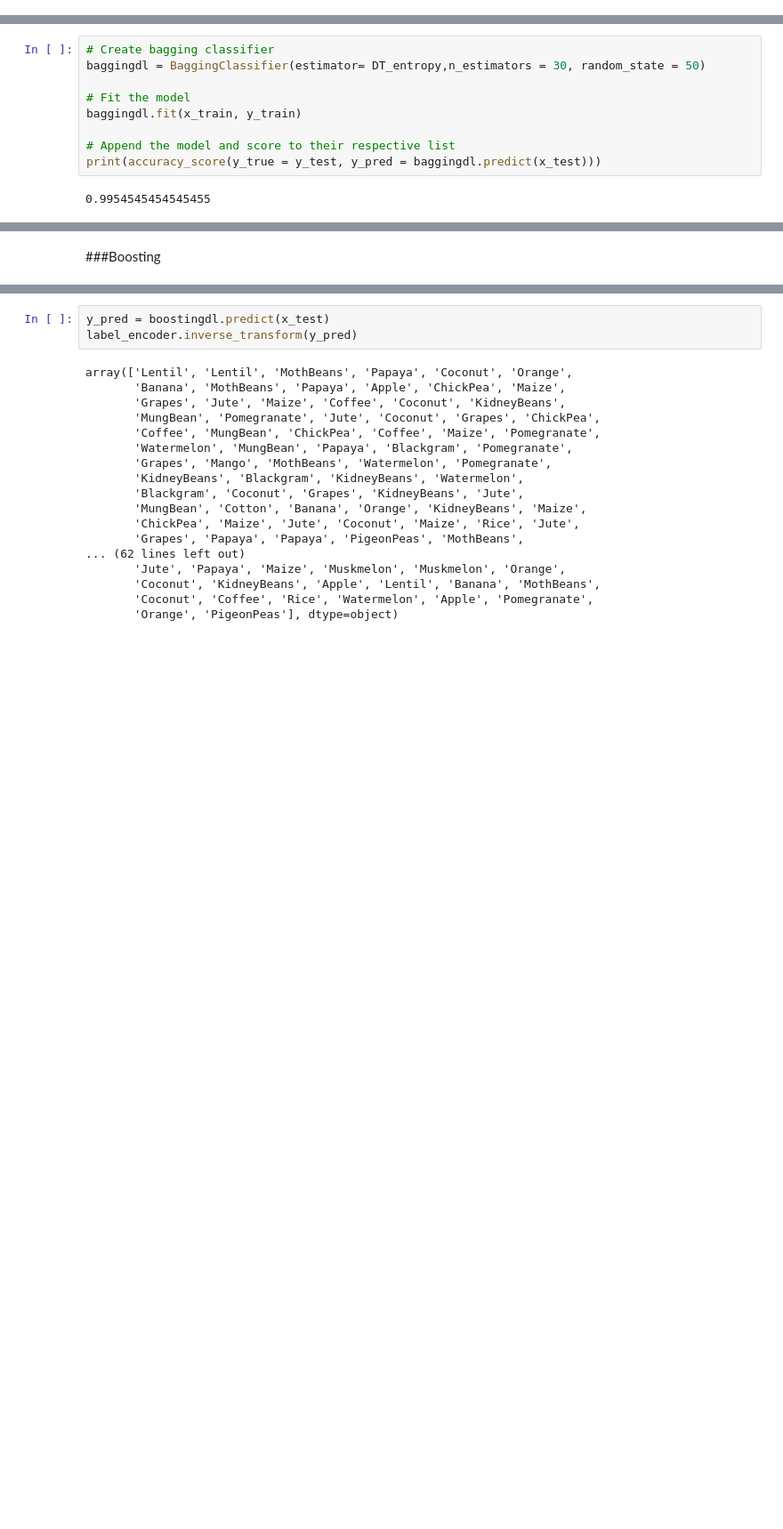
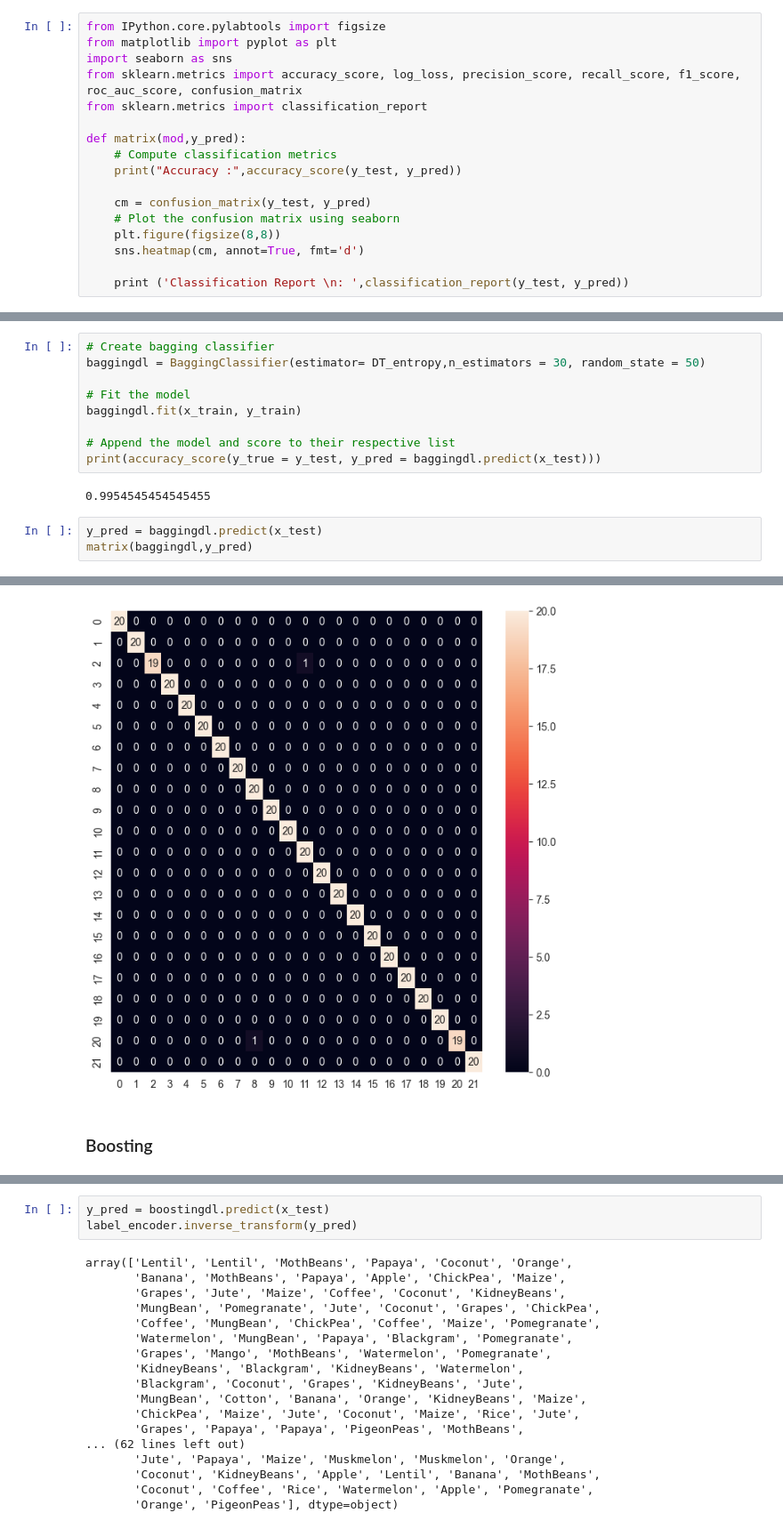
Before and after one commit to Cyriloo7/Crop-Prediction-using-computer-vision-and-machine-learning-techniques, a Jupyter notebook: ml_code/tarp.ipynb, the cells around one changed output, grey strips where cells are left out. Shown: that part at 89% size. Cells and saved outputs as stored; diff of their text form; blank space fills up the shorter version.

Commit message:
Crop Prediction Using Computer Vision and machine learning

```diff
--- a/ml_code/tarp.ipynb
+++ b/ml_code/tarp.ipynb
@@ -79 +81,18 @@ x_train, x_test ,y_train ,y_test = train_test_split(data,y,test_size=0.2,random_
+# %%
+from IPython.core.pylabtools import figsize
+from matplotlib import pyplot as plt
+import seaborn as sns
+from sklearn.metrics import accuracy_score, log_loss, precision_score, recall_score, f1_score, roc_auc_score, confusion_matrix
+from sklearn.metrics import classification_report
+
+def matrix(mod,y_pred):
+    # Compute classification metrics
+    print("Accuracy :",accuracy_score(y_test, y_pred))
+
+    cm = confusion_matrix(y_test, y_pred)
+    # Plot the confusion matrix using seaborn
+    plt.figure(figsize(8,8))
+    sns.heatmap(cm, annot=True, fmt='d')
+
+    print ('Classification Report \n: ',classification_report(y_test, y_pred))
 # %% [markdown]
@@ -101,3 +120,7 @@ baggingdl.fit(x_train, y_train)
 print(accuracy_score(y_true = y_test, y_pred = baggingdl.predict(x_test)))
 # %% [output]
 0.9954545454545455
+# %%
+y_pred = baggingdl.predict(x_test)
+matrix(baggingdl,y_pred)
+# %% [output]
@@ -104,5 +144,6 @@ print(accuracy_score(y_true = y_test, y_pred = baggingdl.predict(x_test)))
+[figure, added]
 # %% [markdown]
-###Boosting
+### Boosting
 # %%
 from sklearn.ensemble import AdaBoostClassifier
 
```
Also changed, not shown: parts of 34 cells of this notebook.
